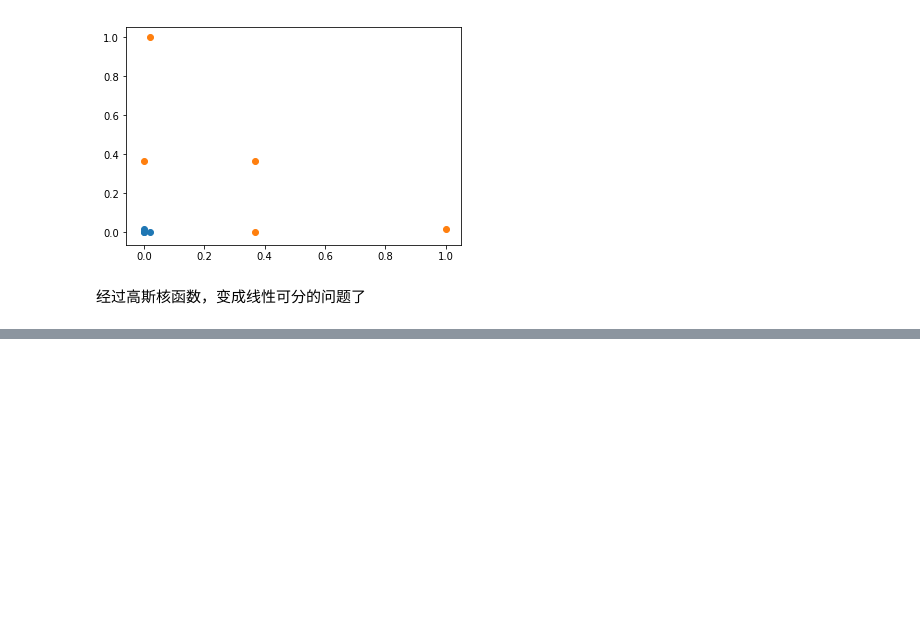
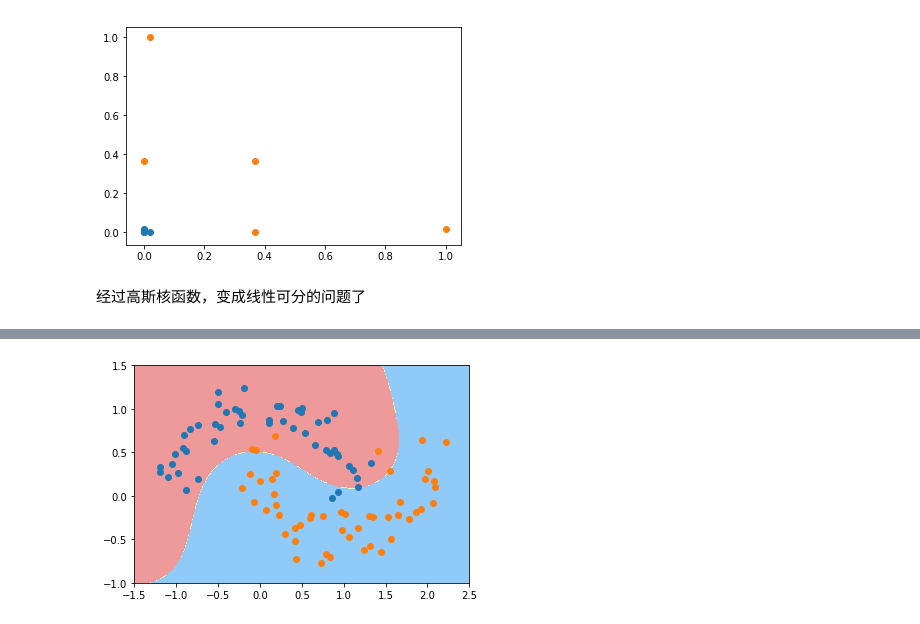
Before and after one commit to TobiahShaw/machine-learning-algorithm, a Jupyter notebook: SupportVectorMachines/5.RBF-Kernel.ipynb, the cells around one changed output, grey strips where cells are left out. Drawn from its saved outputs; the diff is of its cells as text; code cells hidden in the pictures; blank space fills up the shorter version.

```diff
--- a/SupportVectorMachines/5.RBF-Kernel.ipynb
+++ b/SupportVectorMachines/5.RBF-Kernel.ipynb
@@ -129,0 +182,10 @@ m * n 的数据映射称为 m * m 的数据
+# %%
+svc_gamma05 = RBFKerbelSVC(0.5)
+svc_gamma05.fit(X, y)
+
+plot_decision_boundary(svc_gamma05, [-1.5,2.5,-1,1.5])
+plt.scatter(X[y==0,0], X[y==0,1])
+plt.scatter(X[y==1,0], X[y==1,1])
+plt.show()
+# %% [output]
+[figure, added]
```
Also changed, not shown: parts of 12 cells of this notebook.
